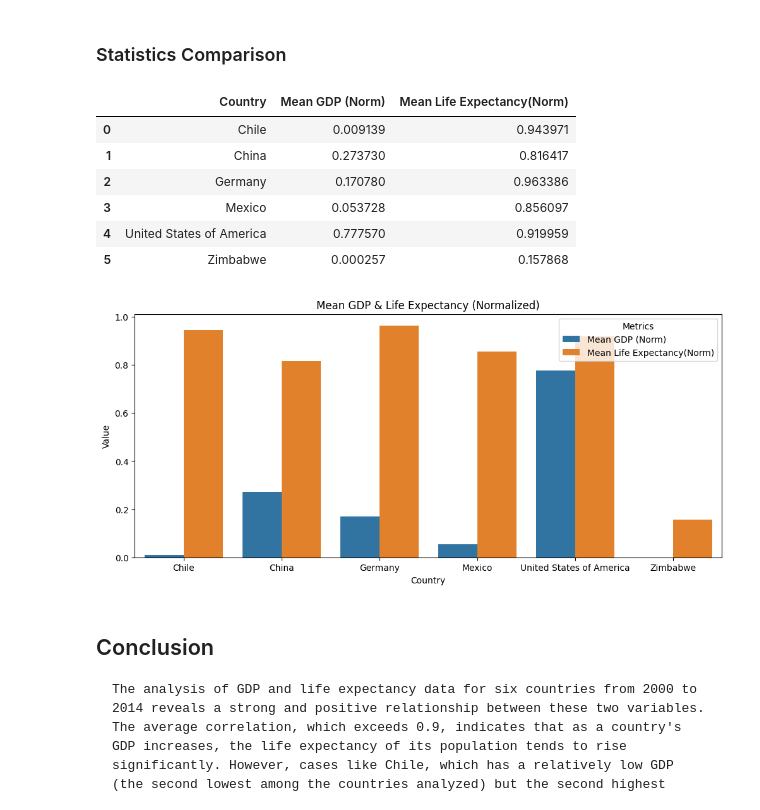
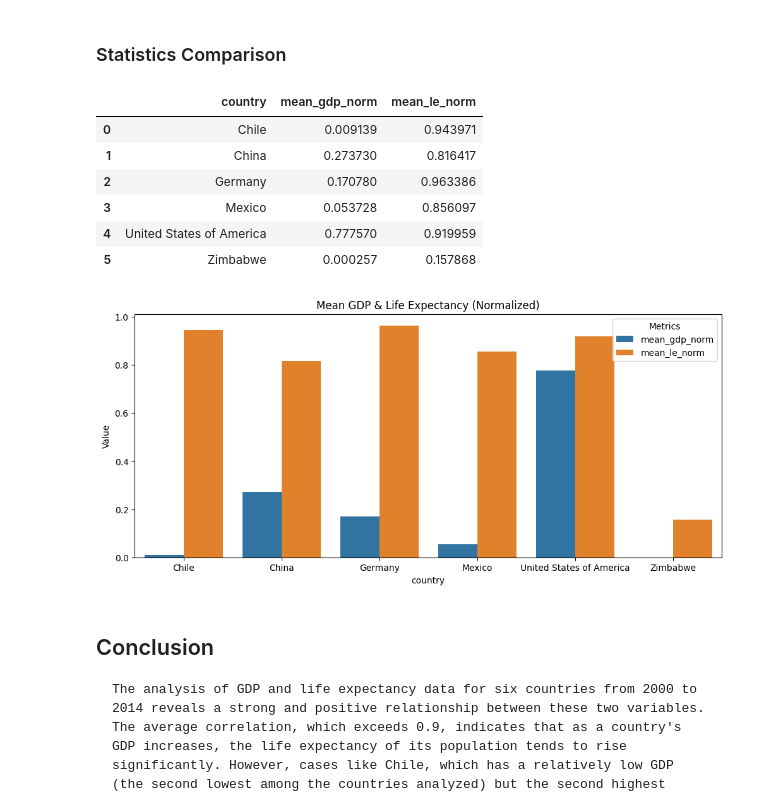
Before and after one commit to raserr11/life_expectancy_gdp_relation_analisys, a Jupyter notebook: life_expectancy_gdp.ipynb, the cells around one changed output. Drawn from its saved outputs; the diff is of its cells as text; code cells hidden in the pictures.

```diff
--- a/life_expectancy_gdp.ipynb
+++ b/life_expectancy_gdp.ipynb
@@ -116,11 +126,10 @@ plt.clf()
 plt.figure(figsize=(12, 4))
 
 for i in countries:
-    plt.plot(df.Year[df.Country == i], df['Life expectancy at birth (years)'][df.Country == i], label=i)
+    plt.plot(df.year[df.country == i], df['life_exp'][df.country == i], label=i)
     plt.title(f"Countries Life Expectancy over years")
     plt.ylabel('Life Expectancy')
     plt.xlabel('Years')
-    plt.axis([1999,2016,30,90])
     plt.legend()
 
 plt.grid()
@@ -131,19 +140,20 @@ plt.clf()
 <Figure size 640x480 with 0 Axes>
 # %%
-fig, axes = plt.subplots(2, 3, figsize=(15, 6))
+fig, axes = plt.subplots(2, 3, figsize=(14, 6))
 fig.tight_layout(pad=5.0)  # Adjust spacing between subplots
 plt.subplots_adjust(wspace=0.4)
 
 for i, country in enumerate(countries):
     ax1 = axes[i // 3, i % 3]  # Locating the subplot
-    df_country = df[df['Country'] == country]
+    df_country = df[df['country'] == country]
 
     # Life Expectancy Normalized
-    ax1.plot(df_country['Year'], df_country['Life_expectancy_normalized'], color=colors[i], label='Life Expectancy (Normalized)')
+    ax1.plot(df_country['year'], df_country['life_exp_norm'], color=colors[i], label='Life Expectancy (Normalized)')
     ax1.set_xlabel('Year')
     ax1.set_ylabel('Life Expectancy (Normalized)', color=colors[i])
-    ax1.set_xticks(years)
+    ax1.set_xticks(years_ticks)
     ax1.set_title(country)
+
 
 plt.show()
 plt.clf()
@@ -155,10 +171,6 @@ plt.clf()
 # %% [markdown]
 ### GDP & Life Expectancy Correlation
 # %%
-countries = pd.unique(df.Country)
-years = [i for i in pd.unique(df.Year) if i%2 == 0]
-colors = ['blue', 'red', 'purple', 'orange', 'black', 'grey']
-
 # Creating a figure with 6 subplots
 fig, axes = plt.subplots(2, 3, figsize=(15, 6))
 fig.tight_layout(pad=5.0)  # Adjust spacing between subplots
@@ -166,17 +178,17 @@ plt.subplots_adjust(wspace=0.4)
 
 for i, country in enumerate(countries):
     ax1 = axes[i // 3, i % 3]  # Locating the subplot
-    df_country = df[df['Country'] == country]
+    df_country = df[df['country'] == country]
 
-    gdp_le_corr = round(df_country['GDP'].corr(df_country['Life_expectancy_normalized']), 3)
+    gdp_le_corr = round(df_country['gdp'].corr(df_country['life_exp_norm']), 3)
     # GDP Normalized
-    ax1.plot(df_country['Year'], df_country['GDP_normalized'], color=colors[i], label='GDP (Normalized)')
+    ax1.plot(df_country['year'], df_country['gdp_norm'], color=colors[i], label='GDP (Normalized)')
     ax1.set_xlabel('Year')
     ax1.set_ylabel('GDP (Normalized)', color=colors[i])
-    ax1.set_xticks(years)
+    ax1.set_xticks(years_ticks)
     # Creating a second axe on the same subplot
     ax2 = ax1.twinx()
-    ax2.plot(df_country['Year'], df_country['Life_expectancy_normalized'], color='green', linestyle='--', label='Life Expectancy (Normalized)')
+    ax2.plot(df_country['year'], df_country['life_exp_norm'], color='green', linestyle='--', label='Life Expectancy (Normalized)')
     ax2.set_ylabel('Life Expectancy (Normalized)', color='green')
     ax1.set_title(f'{country}\n Correlation: {gdp_le_corr}')
 
@@ -190,17 +202,18 @@ plt.clf()
 # %% [markdown]
 ### Statistics Comparison
 # %%
-columns = ['Country', 'Mean GDP (Norm)', 'Mean Life Expectancy(Norm)']
+columns = ['country', 'mean_gdp_norm', 'mean_le_norm']
 stat_df = pd.DataFrame(columns=columns)
 
 for i, country in enumerate(countries):
-    mean_life = np.mean(df['Life_expectancy_normalized'][df.Country == country])
-    mean_gdp = np.mean(df['GDP_normalized'][df.Country == country])
-    stat_df.loc[i] = [country, mean_gdp, mean_life]
+
+    mean_gdp_norm = np.mean(df['gdp_norm'][df.country == country])
+    mean_le_norm = np.mean(df['life_exp_norm'][df.country == country])
+    stat_df.loc[i] = [country, mean_gdp_norm, mean_le_norm]
 
 stat_df
 # %% [output]
-|  | Country | Mean GDP (Norm) | Mean Life Expectancy(Norm) |
+|  | country | mean_gdp_norm | mean_le_norm |
 | 0 | Chile | 0.009139 | 0.943971 |
 | 1 | China | 0.273730 | 0.816417 |
 | 2 | Germany | 0.170780 | 0.963386 |
@@ -208,13 +221,13 @@ stat_df
 | 4 | United States of America | 0.777570 | 0.919959 |
 | 5 | Zimbabwe | 0.000257 | 0.157868 |
 # %%
-melted_df = pd.melt(stat_df, id_vars='Country', var_name='Metrics', value_name='Value')
+melted_df = pd.melt(stat_df, id_vars='country', var_name='Metrics', value_name='Value')
 plt.figure(figsize=(12, 5))
 plt.title('Mean GDP & Life Expectancy (Normalized)')
-sns.barplot(x='Country', y='Value', hue='Metrics', data=melted_df)
+sns.barplot(x='country', y='Value', hue='Metrics', data=melted_df)
 plt.show()
 # %% [output]
-[figure, old version]
+[figure, new version]
 # %% [markdown]
 ## Conclusion
     The analysis of GDP and life expectancy data for six countries from 2000 to 2014 reveals a strong and positive relationship between these two variables. The average correlation, which exceeds 0.9, indicates that as a country's GDP increases, the life expectancy of its population tends to rise significantly. However, cases like Chile, which has a relatively low GDP (the second lowest among the countries analyzed) but the second highest average life expectancy, suggest that factors other than economic growth also play a significant role in influencing longevity and population well-being.
```
Also changed, not shown: parts of 15 cells of this notebook, 1 other file.
